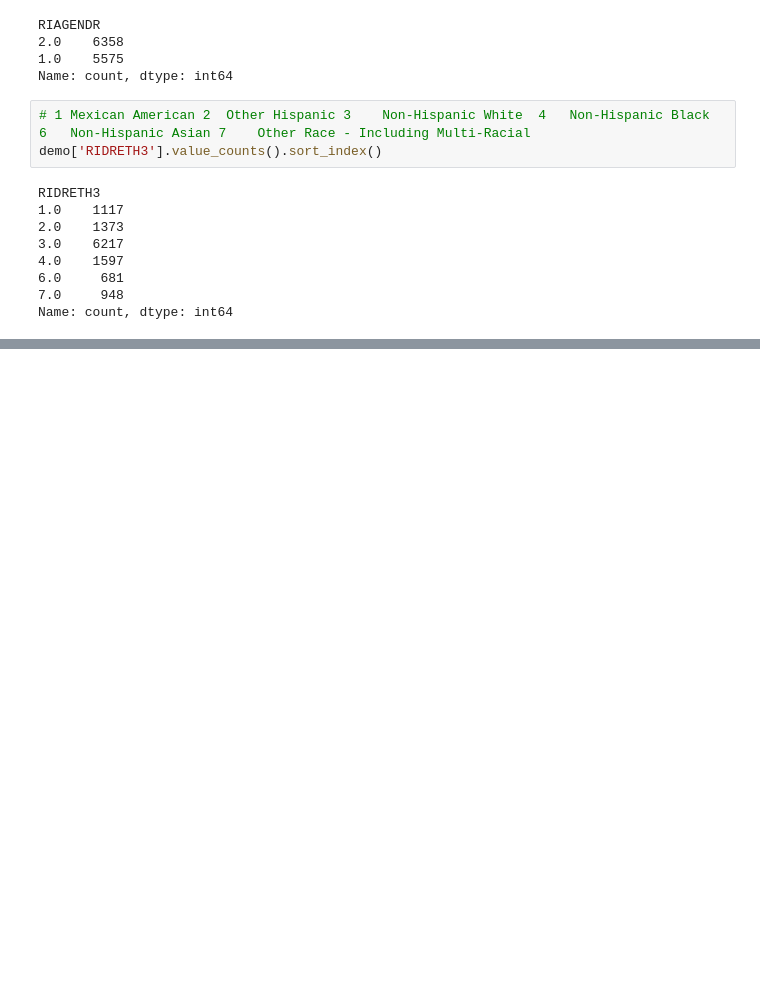
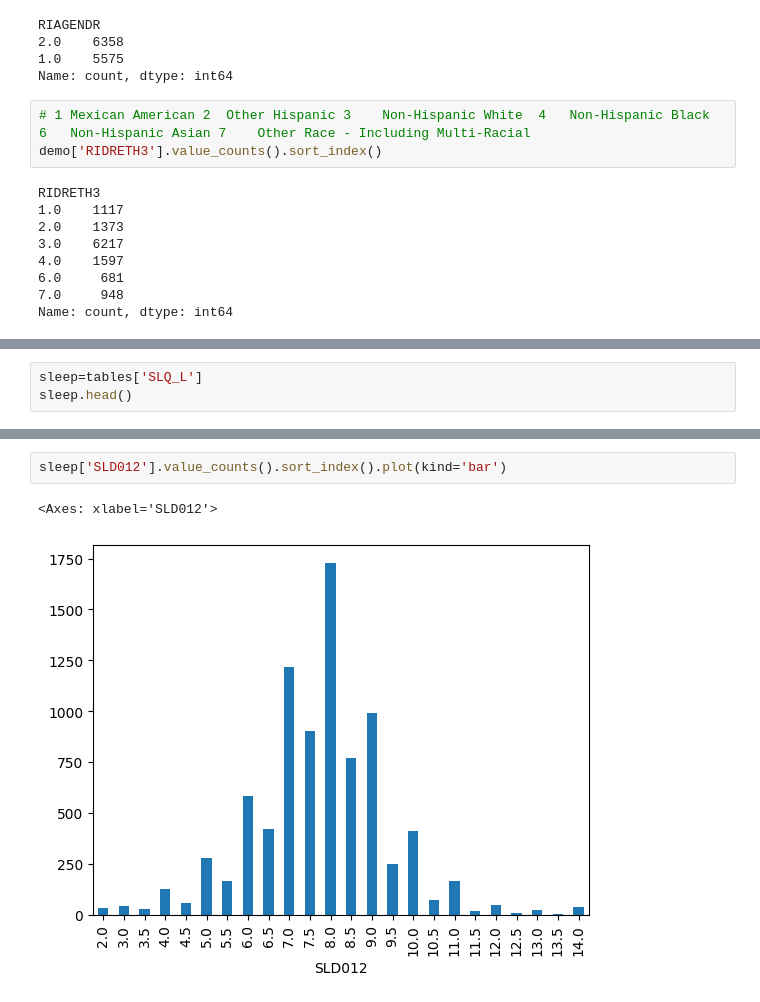
Before and after one commit to shubin-li/fairness-ml-pipeline, a Jupyter notebook: src/nhanes/notebooks/data_exploration.ipynb, the cells around one changed output, grey strips where cells are left out. Saved outputs shown, nothing was run; the diff lists cells and outputs as text; blank space fills up the shorter version.

```diff
--- a/src/nhanes/notebooks/data_exploration.ipynb
+++ b/src/nhanes/notebooks/data_exploration.ipynb
@@ -113,0 +345,3 @@ Name: count, dtype: int64
+# %%
+sleep=tables['SLQ_L']
+sleep.head()
@@ -113,0 +392,5 @@ Name: count, dtype: int64
+# %%
+sleep['SLD012'].value_counts().sort_index().plot(kind='bar')
+# %% [output]
+<Axes: xlabel='SLD012'>
+[figure, added]
```
Also changed, not shown: parts of 70 cells of this notebook.
